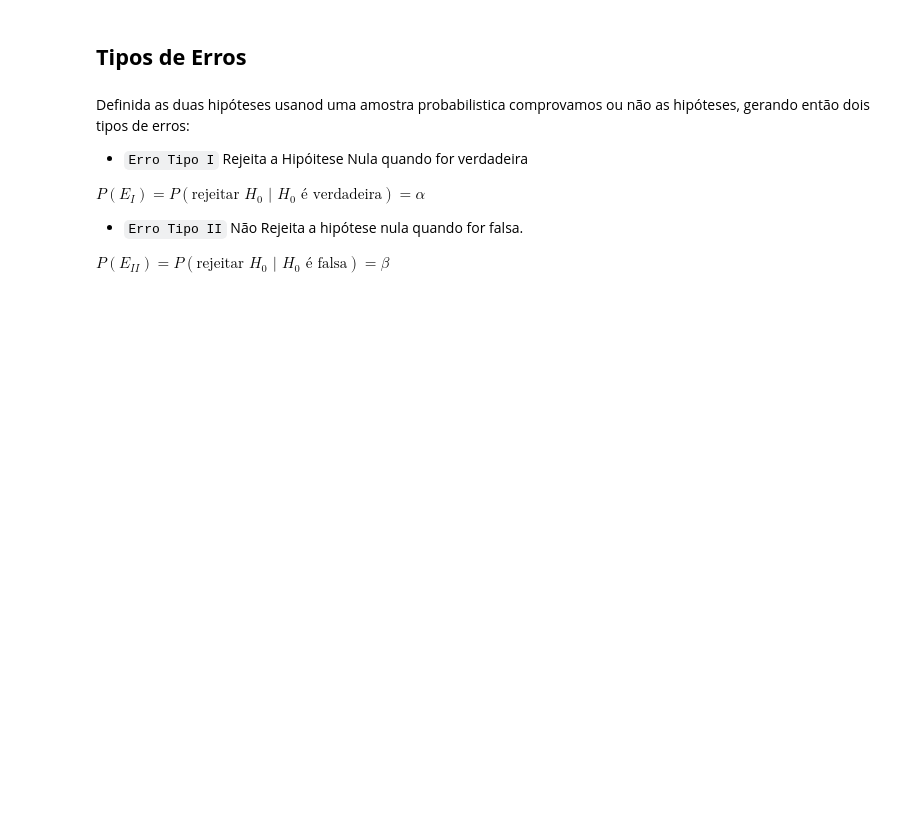
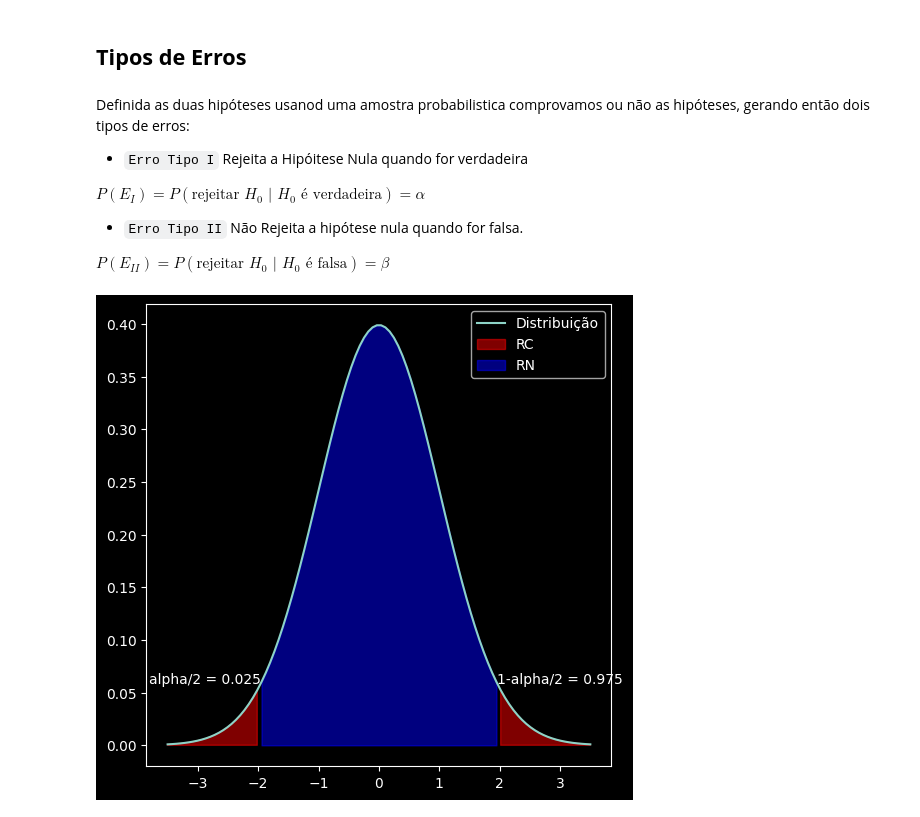
Before and after one commit to jvataidee/ManualdeAnalisedeDadosPython, a Jupyter notebook: cap7_teste_hipotese.ipynb, the cells around one changed output. Drawn from its saved outputs; the diff is of its cells as text; code cells hidden in the pictures; blank space fills up the shorter version.

```diff
--- a/cap7_teste_hipotese.ipynb
+++ b/cap7_teste_hipotese.ipynb
@@ -170,3 +170,39 @@ $P(E_I) = P(\text{rejeitar } H_0 \text{ | } H_0 \text{ é verdadeira}) = \alpha$
 - `Erro Tipo II` Não Rejeita a hipótese nula quando for falsa.
 
 $P(E_{II}) = P(\text{rejeitar } H_0 \text{ | } H_0 \text{ é falsa}) = \beta$
+# %%
+# Parâmetros
+mu = 0
+variance = 1
+sigma = np.sqrt(variance)
+x = np.linspace(mu - 3.5*sigma, mu + 3.5*sigma, 100)
+alpha = 0.05
+
+# Cria a distribuição normal
+plt.plot(x, norm.pdf(x, mu, sigma))
+
+# Adiciona as regiões de rejeição
+low = norm.ppf(alpha/2)
+high = norm.ppf(1 - alpha/2)
+plt.fill_between(x, norm.pdf(x, mu, sigma),
+                 where=(x<low) | (x>high), color='red', alpha=0.5)
+
+# Adiciona a região de não rejeição
+plt.fill_between(x, norm.pdf(x, mu, sigma),
+                 where=(x>low) & (x<high), color='blue', alpha=0.5)
+
+# Adiciona as linhas verticais para alpha/2 e 1-alpha/2
+#plt.axvline(low, color='black', linestyle='--')
+#plt.axvline(high, color='black', linestyle='--')
+
+# Adiciona as anotações
+plt.text(low, norm.pdf(low, mu, sigma), f'alpha/2 = {alpha/2}', ha='right')
+plt.text(high, norm.pdf(high, mu, sigma), f'1-alpha/2 = {1-alpha/2}', ha='left')
+
+# Adiciona as legendas
+plt.legend([ "Distribuição",'RC', 'RN'])
+
+# Mostra o gráfico
+plt.show();
+# %% [output]
+[figure, added]
```
Also changed, not shown: parts of 3 cells of this notebook.
